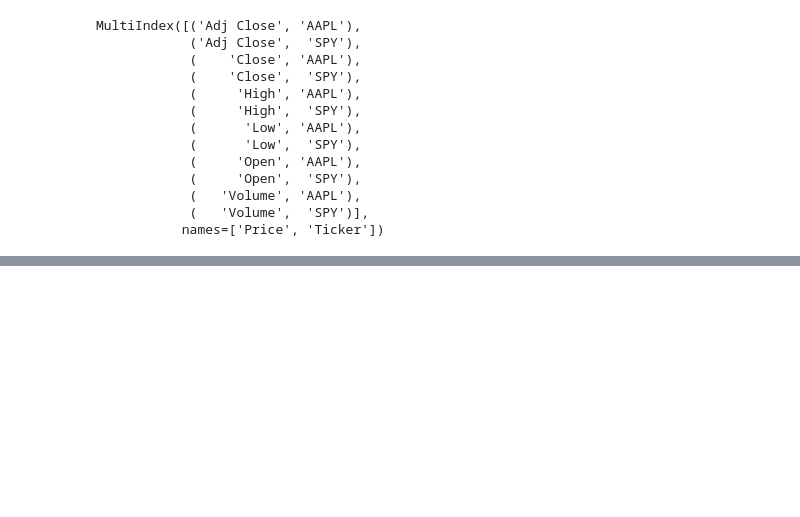
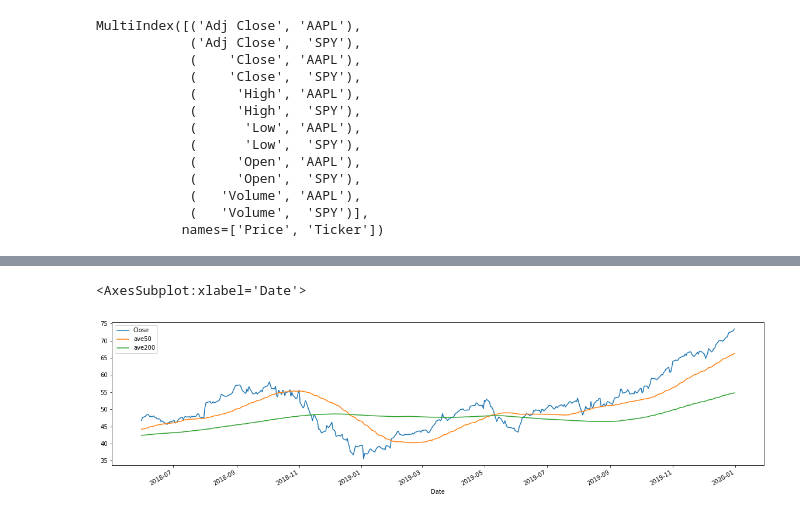
Before and after one commit to matyas-gyu/learning_finance, a Jupyter notebook: learning_finance.ipynb, the cells around one changed output, grey strips where cells are left out. Drawn from its saved outputs; the diff is of its cells as text; code cells hidden in the pictures; blank space fills up the shorter version.

```diff
--- a/learning_finance.ipynb
+++ b/learning_finance.ipynb
@@ -446,0 +478,14 @@ array([<Axes: xlabel='Date'>, <Axes: xlabel='Date'>], dtype=object)
+# %%
+#The golden Cross - fifty day moving average and 200 day over close price
+
+(aapl
+ .assign(ave50 = aapl.Close.rolling(50).mean(),
+        ave200 = aapl.Close.rolling(200).mean()
+        )
+    .loc[:, ['Close', 'ave50', 'ave200']]
+    .iloc[-400:]
+    .plot(figsize=(20,5))
+)
+# %% [output]
+<AxesSubplot:xlabel='Date'>
+[figure, added]
```
Also changed, not shown: parts of 26 cells of this notebook, 1 other file.
